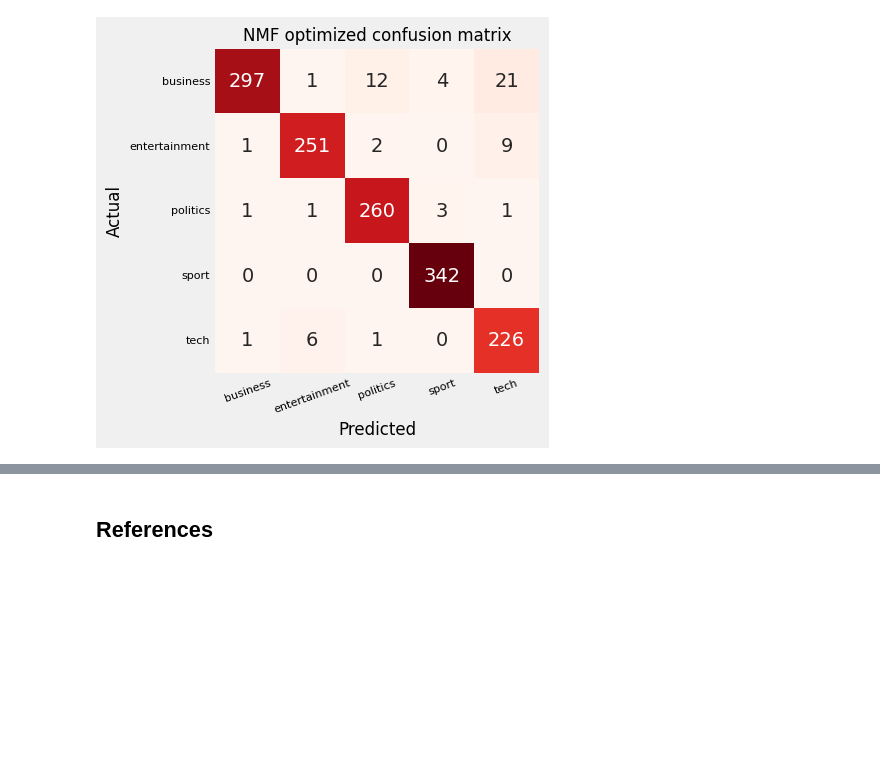
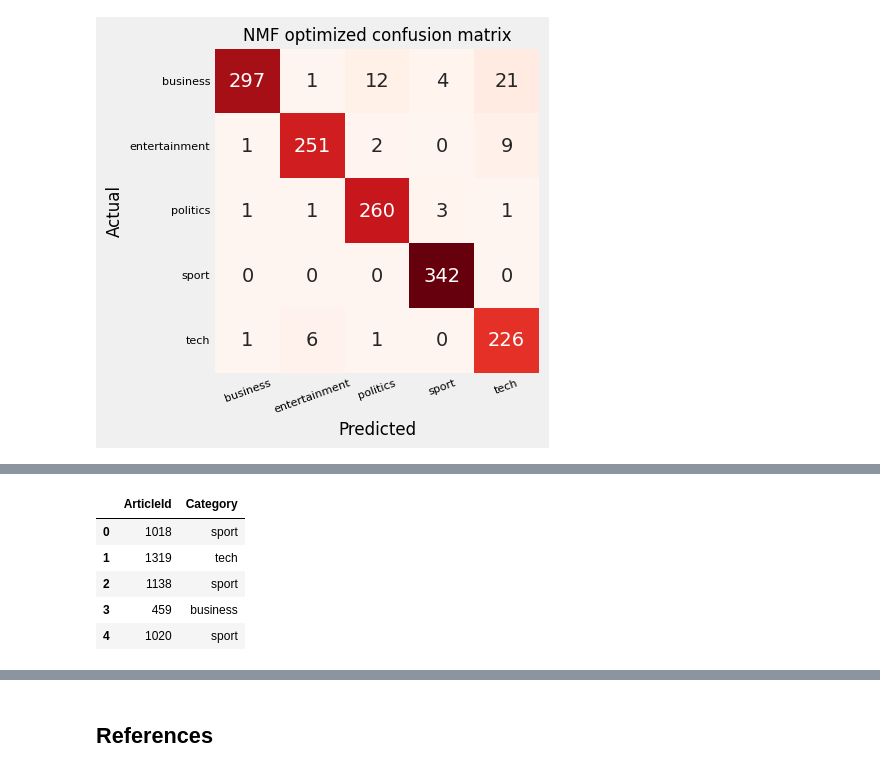
Before and after one commit to cmannnn/bbc_news_classification, a Jupyter notebook: bbc_news_classification.ipynb, the cells around one changed output, grey strips where cells are left out. Drawn from its saved outputs; the diff is of its cells as text; code cells hidden in the pictures; blank space fills up the shorter version.

```diff
--- a/bbc_news_classification.ipynb
+++ b/bbc_news_classification.ipynb
@@ -378,0 +402,19 @@ plt.yticks(fontsize=8)
+# %%
+test_features = tfidf.transform(df_test['Text'])
+test_weights = opt_nmf.transform(test_features)
+test_pred = np.argmax(test_weights, axis=1)
+
+reorder_test_pred = np.array([label_map[lbl] for lbl in test_pred])
+test_pred_labels = l[reorder_test_pred]
+# %%
+sub = pd.DataFrame({'ArticleId': df_test['ArticleId'],
+                    'Category': test_pred_labels})
+
+sub.head()
+# %% [output]
+|  | ArticleId | Category |
+| 0 | 1018 | sport |
+| 1 | 1319 | tech |
+| 2 | 1138 | sport |
+| 3 | 459 | business |
+| 4 | 1020 | sport |
```
Also changed, not shown: parts of 80 cells of this notebook.
